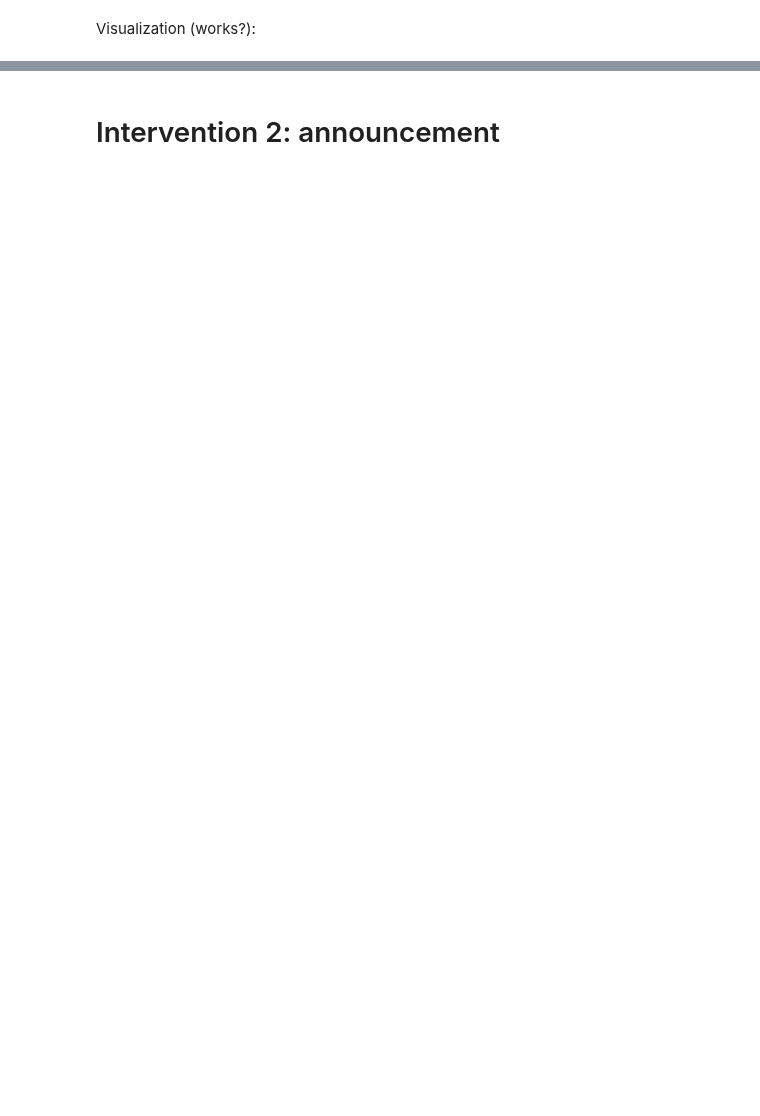
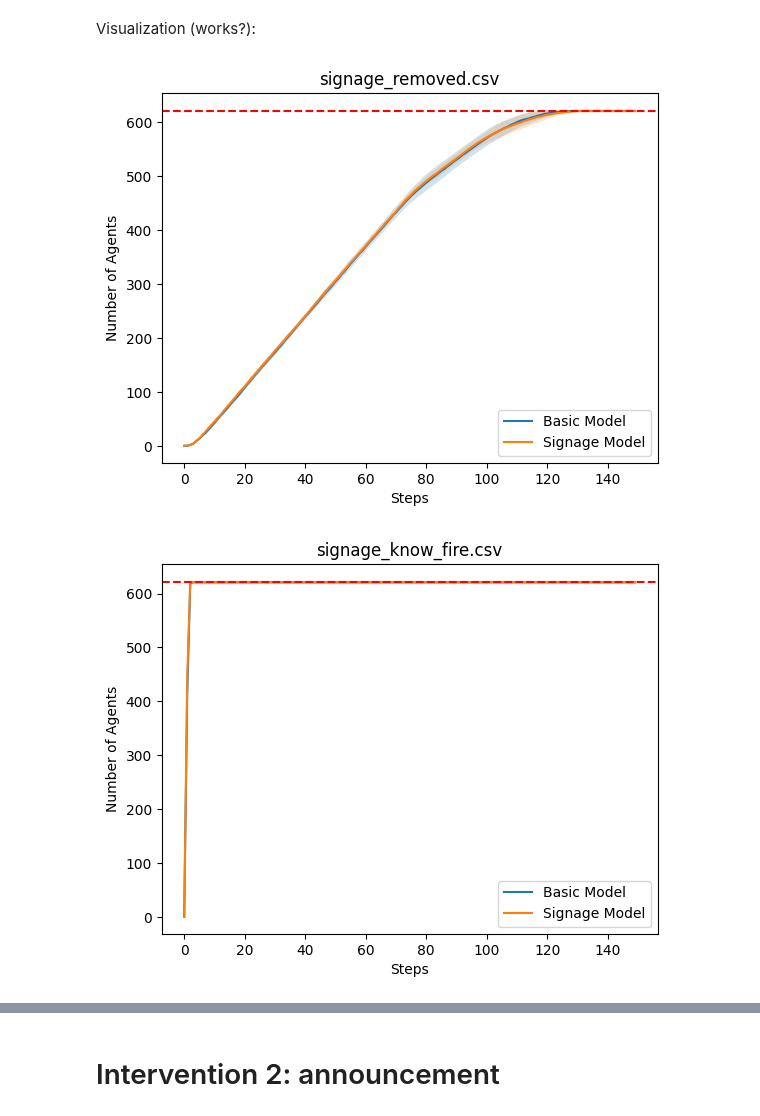
Before and after one commit to LoesBijman/agent_based_modeling, a Jupyter notebook: experiments.ipynb, the cells around one changed output, grey strips where cells are left out. Saved outputs shown, nothing was run; the diff lists cells and outputs as text; code cells hidden in the pictures; blank space fills up the shorter version.

```diff
--- a/experiments.ipynb
+++ b/experiments.ipynb
@@ -29,17 +26,18 @@ Socket opened!
 # %%
 #Parameters
-width = 25
-height = 25
+dimension = 50
+width = dimension
+height = dimension
 
-N = int(0.25 * width * height)
-fire_radius = 10
-social_radius = width // 10
-p_spreading = 0.2
+N = int(0.25 * dimension * dimension)
+fire_radius = scaling_factor((1/4), dimension)
+social_radius = scaling_factor((1/25), dimension)
+p_spreading = 0.3
 p_spreading_environment = 0.3
-p_env_knowledge_params = [0, 1, -1, 1] #gumbel distribution mean, spread, threshold 1, threshold 2
+p_env_knowledge_params = [3/25, 17/25] #gumbel distribution mean, spread, threshold 1, threshold 2
 
-main_exit_radius = width // 4
-emergency_exit_radius = width // 4
+main_exit_radius = width // 10
+emergency_exit_radius = width // 10
 
 exits = [ {"location": (0, height - 1), "radius": main_exit_radius},
           {"location": (width - 1, 0), "radius": emergency_exit_radius},
@@ -88,3 +178,52 @@ Visualization (works?):
 # server = ModularServer(CrowdModel, [grid], "Crowd Model", {"width": width, "height": height, "N": N, "fire_radius": fire_radius, 'social_radius': social_radius, 'p_spreading': p_spreading, 'p_spreading_environment': p_spreading_environment, 'p_env_knowledge_params': p_env_knowledge_params, 'exits': exits})
 # server.port = 9987
 # server.launch()
+# %%
+def plot_csv(file_name1, file_name2):
+    data1 = pd.read_csv(file_name1)
+    data2 = pd.read_csv(file_name2)
+
+    # get mean of data
+    data_mean1 = data1.mean(axis=1)
+    data_mean2 = data2.mean(axis=1)
+
+    # get std of data
+    data_std1 = data1.std(axis=1)
+    data_std2 = data2.std(axis=1)
+
+    # plot data
+    plt.figure()
+    plt.plot(data_mean1.index, data_mean1, label="Basic Model")
+    plt.fill_between(data_mean1.index, data_mean1 - data_std1, data_mean1 + data_std1, alpha=0.2)
+    plt.plot(data_mean2.index, data_mean2, label="Signage Model")
+    plt.fill_between(data_mean2.index, data_mean2 - data_std2, data_mean2 + data_std2, alpha=0.2)
+    plt.legend()
+    plt.axhline(y=(N-4), color='r', linestyle='--')
+
+    plt.title(f"{file_name2}")
+    plt.xlabel("Steps")
+    plt.ylabel("Number of Agents")
+    plt.show()
+
+    # plot zoomed in part
+    plt.figure()
+    plt.plot(data_mean1.index, data_mean1, label="Basic Model")
+    plt.fill_between(data_mean1.index, data_mean1 - data_std1, data_mean1 + data_std1, alpha=0.2)
+    plt.plot(data_mean2.index, data_mean2, label="Signage Model")
+    plt.fill_between(data_mean2.index, data_mean2 - data_std2, data_mean2 + data_std2, alpha=0.2)
+    plt.legend()
+    plt.axhline(y=(N-4), color='r', linestyle='--')
+    plt.xlim(0, 20)
+
+    plt.title(f"Zoomed: {file_name2}")
+    plt.xlabel("Steps")
+    plt.ylabel("Number of Agents")
+    plt.show()
+
+plot_csv("basic_removed.csv", "signage_removed.csv")
+plot_csv("basic_know_fire.csv", "signage_know_fire.csv")
+plot_csv("basic_exit_spread.csv", "signage_exit_spread.csv")
+plot_csv("basic_change_goal.csv", "signage_change_goal.csv")
+# %% [output]
+[figure, added]
+[figure, added]
```
Also changed, not shown: parts of 16 cells of this notebook, 18 other files.
